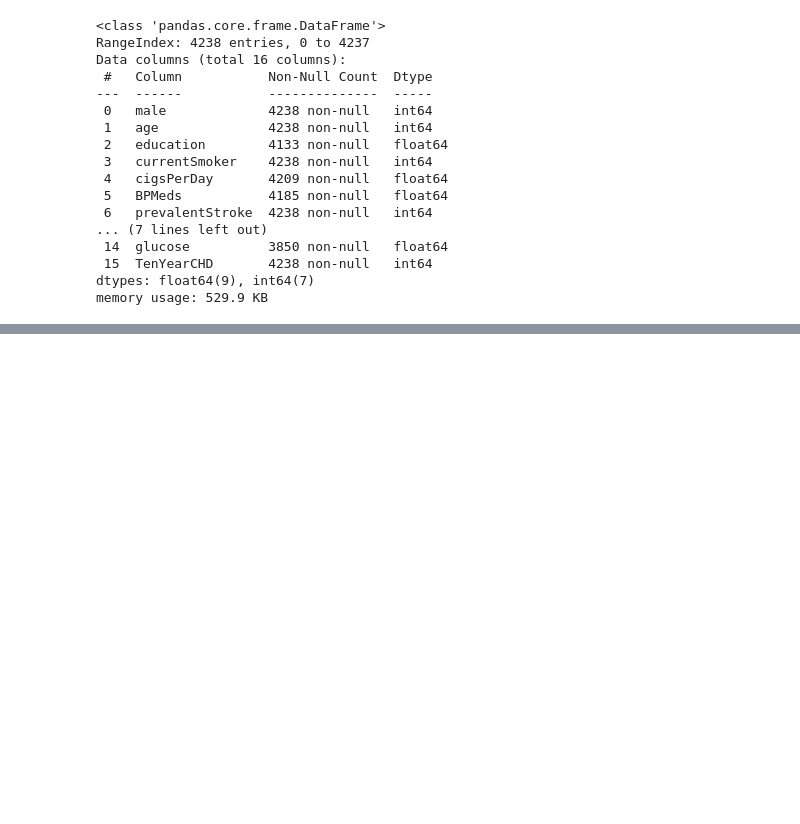
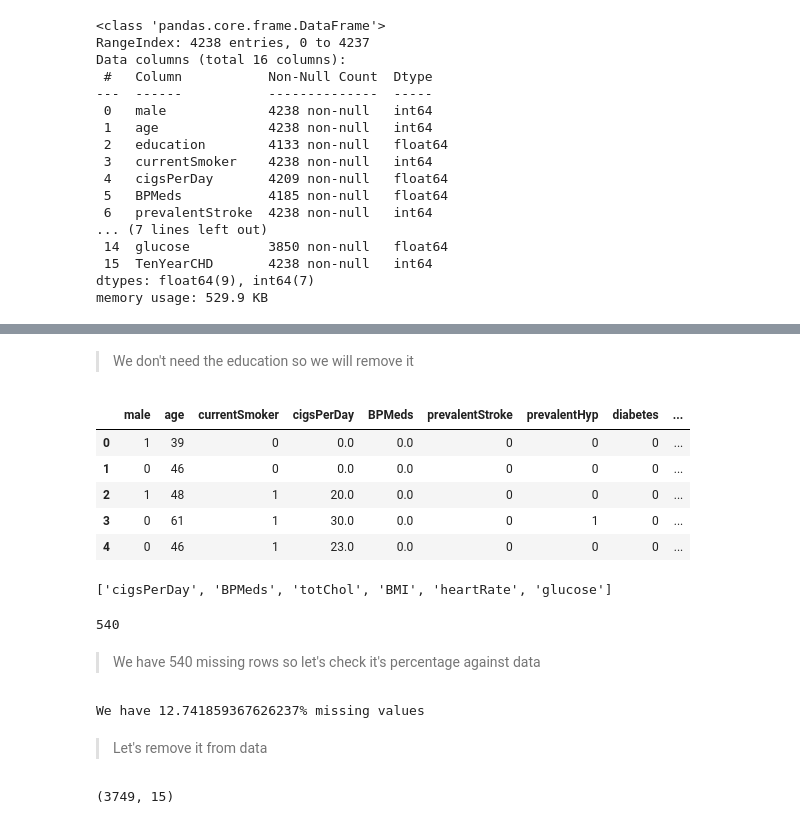
Before and after one commit to rashidulhaq-coding/Machine-learning-projects, a Jupyter notebook: logistic-regression-to-predict-heart-disease.ipynb, the cells around one changed output, grey strips where cells are left out. Saved outputs shown, nothing was run; the diff lists cells and outputs as text; code cells hidden in the pictures; blank space fills up the shorter version.

Commit message:
Kaggle Notebook | Logistic Regression to predict heart disease | Version 3

```diff
--- a/logistic-regression-to-predict-heart-disease.ipynb
+++ b/logistic-regression-to-predict-heart-disease.ipynb
@@ -83,0 +97,38 @@ df.describe()
+# %% [markdown]
+> We don't need the education so we will remove it
+# %%
+df = df.drop("education",axis='columns')
+df.head()
+# %% [output]
+|  | male | age | currentSmoker | cigsPerDay | BPMeds | prevalentStroke | prevalentHyp | diabetes | ... |
+| 0 | 1 | 39 | 0 | 0.0 | 0.0 | 0 | 0 | 0 | ... |
+| 1 | 0 | 46 | 0 | 0.0 | 0.0 | 0 | 0 | 0 | ... |
+| 2 | 1 | 48 | 1 | 20.0 | 0.0 | 0 | 0 | 0 | ... |
+| 3 | 0 | 61 | 1 | 30.0 | 0.0 | 0 | 1 | 0 | ... |
+| 4 | 0 | 46 | 1 | 23.0 | 0.0 | 0 | 0 | 0 | ... |
+# %%
+missing = [var for var in df.columns if df[var].isnull().sum()>0]
+missing
+# %% [output]
+['cigsPerDay', 'BPMeds', 'totChol', 'BMI', 'heartRate', 'glucose']
+# %%
+Total_missing_rows=0
+for col in missing:
+    Total_missing_rows=Total_missing_rows+df[col].isnull().sum()
+Total_missing_rows
+# %% [output]
+540
+# %% [markdown]
+> We have 540 missing rows so let's check it's percentage against data
+# %%
+percent_missing_rows = (Total_missing_rows/df.shape[0])*100
+print("We have {}% missing values".format(percent_missing_rows))
+# %% [output]
+We have 12.741859367626237% missing values
+# %% [markdown]
+> Let's remove it from data
+# %%
+df = df.dropna()
+df.shape
+# %% [output]
+(3749, 15)
```
Also changed, not shown: parts of 22 cells of this notebook.
